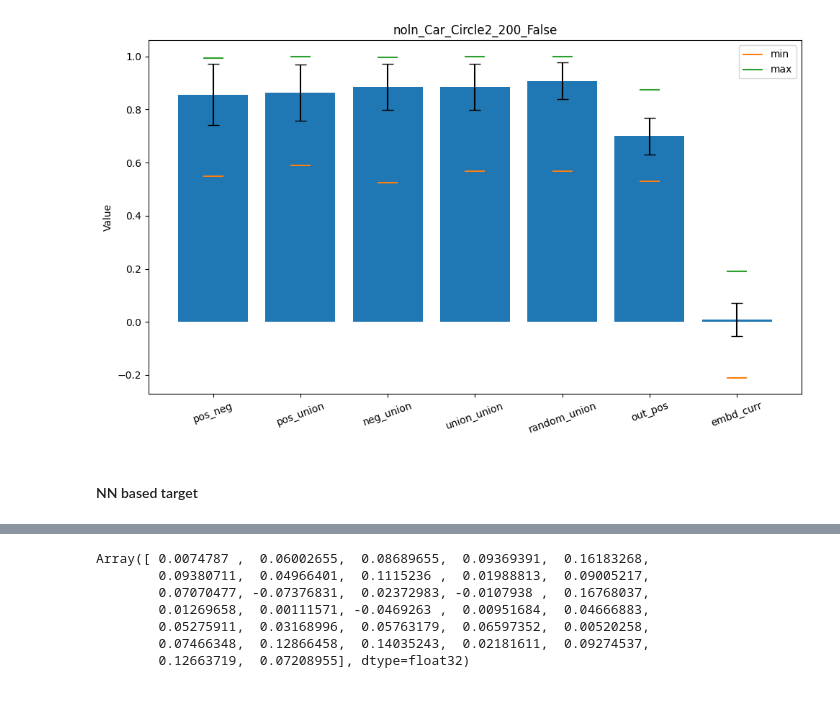
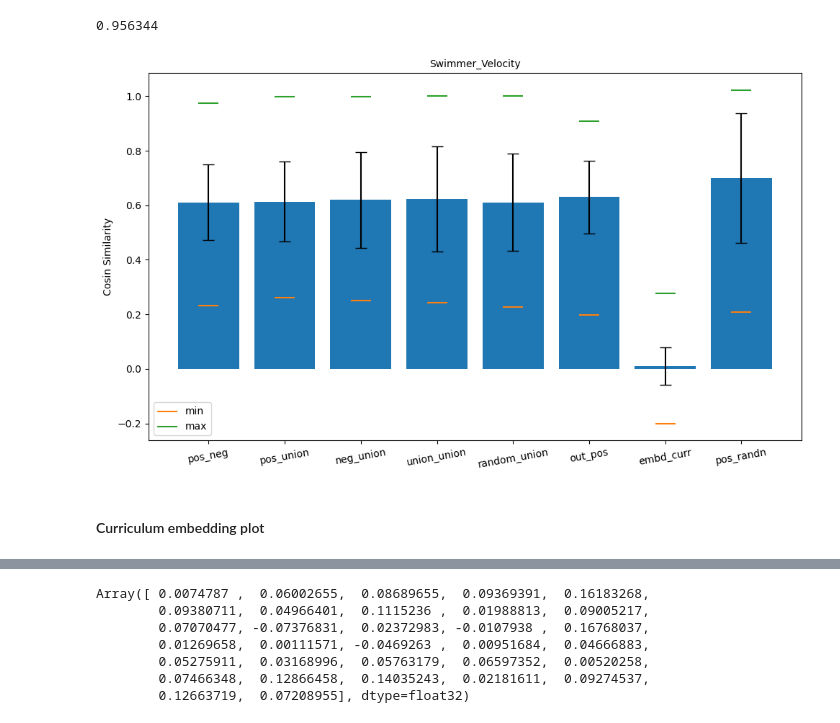
Before and after one commit to returaj/offline_mpc, a Jupyter notebook: dsrl_model/notebooks/check_cost_jax.ipynb, the cells around one changed output, grey strips where cells are left out. Drawn from its saved outputs; the diff is of its cells as text; code cells hidden in the pictures.

```diff
--- a/dsrl_model/notebooks/check_cost_jax.ipynb
+++ b/dsrl_model/notebooks/check_cost_jax.ipynb
@@ -201,14 +207,14 @@ trajectory_cfg = {
 # %%
 seed = 0
 
-task_name = "Car_Circle2"
-ver = 0
+task_name = "Swimmer_Velocity"
+ver = 1
 tn = task_name.replace("_", "")
 task = f"Offline{tn}Gymnasium-v{ver}"
 
 gamma = 0.99
 
-is_norm = False
+is_norm = True
 norm_type = "norm" if is_norm else "no_norm"
 
 hidden_size = 256
@@ -259,5 +267,5 @@ Avg negative trajectory cost/reward: 304.400/14.205
 # %%
-hz = 200
+hz = 50
 # %%
 data_buffer = construct_buffer((pos_data, neg_data, union_data), obs_dim, act_dim, hz, 64)
 # %%
@@ -306,5 +326,16 @@ def batch(i, key, curriculum_embedding_model, embedding_model):
 # %%
-def plot_statistics(pos_neg_val, pos_union_val, neg_union_val, union_union_val, random_union_val, out_pos_val, embd_curr_val, title):
+def plot_statistics(
+    pos_neg_val,
+    pos_union_val,
+    neg_union_val,
+    union_union_val,
+    random_union_val,
+    out_pos_val,
+    embd_curr_val,
+    pos_randn_val,
+    title,
+    fontsize=10,
+):
     # Compute statistics
     stats = {
         "pos_neg": pos_neg_val,
@@ -314,6 +345,7 @@ def plot_statistics(pos_neg_val, pos_union_val, neg_union_val, union_union_val,
         "random_union": random_union_val,
         "out_pos": out_pos_val,
         "embd_curr": embd_curr_val,
+        "pos_randn": pos_randn_val,
     }
 
     labels = list(stats.keys())
@@ -328,7 +360,7 @@ def plot_statistics(pos_neg_val, pos_union_val, neg_union_val, union_union_val,
     fig, ax = plt.subplots(figsize=(10, 6))
 
     # Main bars with std error bars
-    ax.bar(x, means, yerr=stds, capsize=6,)
+    bars = ax.bar(x, means, yerr=stds, capsize=6)
 
     # Mark min values
     ax.scatter(x, mins,marker="_", s=400, label="min")
@@ -337,9 +369,9 @@ def plot_statistics(pos_neg_val, pos_union_val, neg_union_val, union_union_val,
     ax.scatter(x, maxs, marker="_", s=400, label="max")
 
     ax.set_xticks(x)
-    ax.set_xticklabels(labels, rotation=20)
-    ax.set_ylabel("Value")
-    ax.set_title(title)
+    ax.set_xticklabels(labels, rotation=10, fontsize=fontsize)
+    ax.set_ylabel("Cosin Similarity", fontsize=fontsize)
+    ax.set_title(title, fontsize=fontsize)
 
     ax.legend()
 
@@ -368,10 +400,12 @@ curriculum_embedding_model = TransformerEmbedding(
     do_residual=False,
 )
 # %%
-val = batch(15, key, curriculum_embedding_model, embedding_model)
+zs, vals = batch(15, key, curriculum_embedding_model, embedding_model)
+# %% [output]
+0.956344
 # %%
-plot_statistics(*val, f"noln_{task_name}_{hz}_{is_norm}")
+plot_statistics(*vals, f"{task_name}")
 # %% [output]
-[figure, old version]
+[figure, new version]
-# %% [markdown]
-#### NN based target
+# %% [markdown]
+#### Curriculum embedding plot
```
Also changed, not shown: parts of 16 cells of this notebook, 4 other files.
